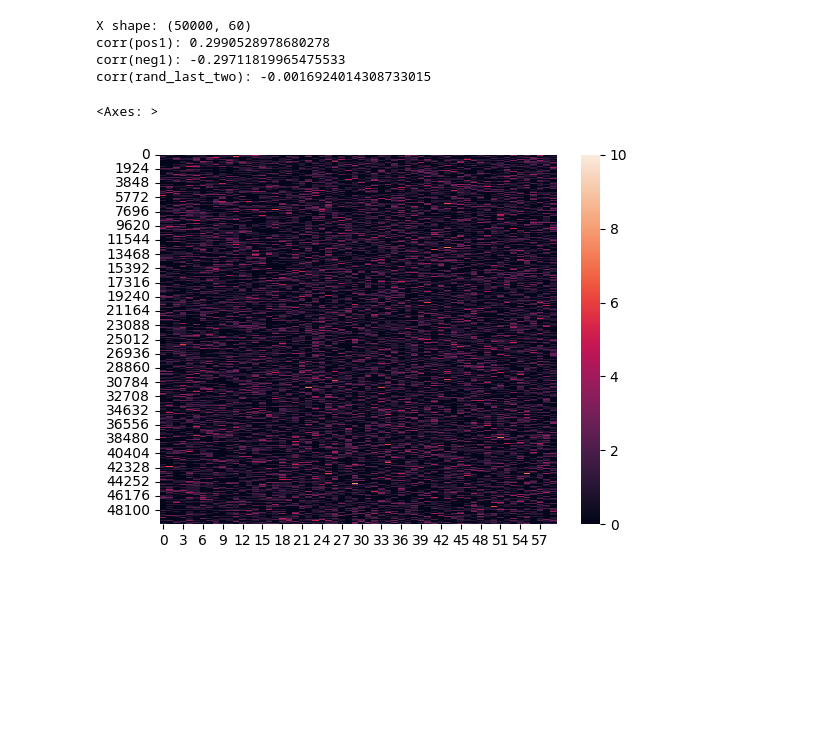
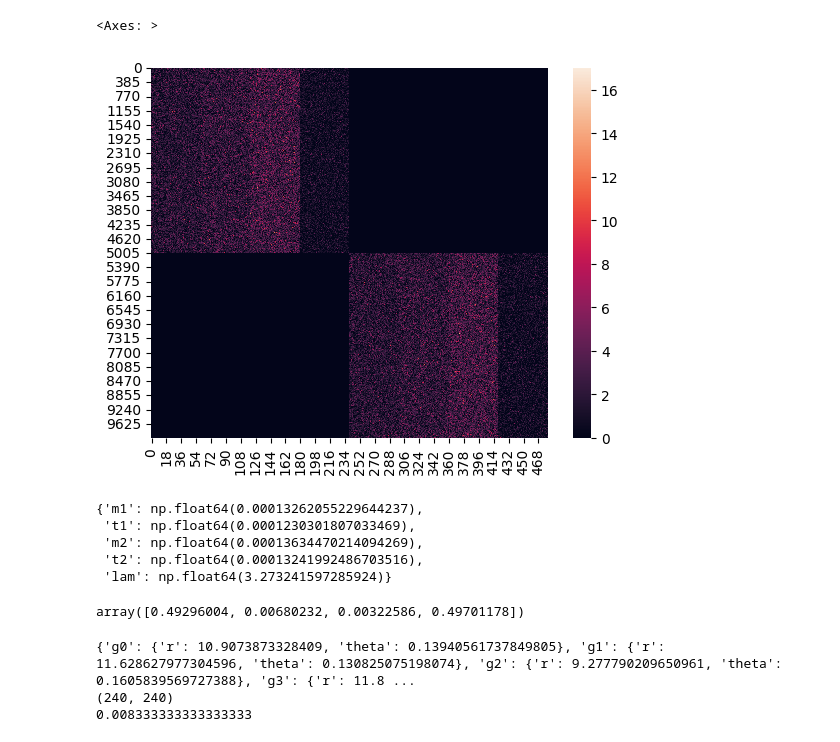
Before and after one commit to weixiwency/bivariateZINB, a Jupyter notebook: main.ipynb, the cells around one changed output. Drawn from its saved outputs; the diff is of its cells as text; code cells hidden in the pictures; blank space fills up the shorter version.

```diff
--- a/main.ipynb
+++ b/main.ipynb
@@ -10,34 +12,8 @@ from sc_topology_fast import analyze_array_topology_fast
 from simulate import simulate_genes
-# %%
-rng = np.random.default_rng(0)
-
-pos_params = [(5.0, 0.14, 5.0, 0.14)] * 10
-neg_params = [(5.0, 0.14, 5.0, 0.14)] * 10
-rand_params = [(5.0, 0.14)] * 20
-
-X, info = simulate_genes(
-    n_cells=50000,
-    pos_params=pos_params,
-    neg_params=neg_params,
-    rand_params=rand_params,
-    lambda_pos=+2.569625,   # rho≈+0.3
-    lambda_neg=-2.569625,   # rho≈-0.3
-    rng=rng
-)
-
-print("X shape:", X.shape)
-
-
-print("corr(pos1):", np.corrcoef(X[:, 0], X[:, 1])[0, 1])
-print("corr(neg1):", np.corrcoef(X[:, 20], X[:, 21])[0, 1])
-print("corr(rand_last_two):", np.corrcoef(X[:, -1], X[:, -2])[0, 1])
-# %% [output]
-X shape: (50000, 60)
-corr(pos1): 0.2990528978680278
-corr(neg1): -0.29711819965475533
-corr(rand_last_two): -0.0016924014308733015
+# %%
+adata = sc.read_h5ad("sim_data/adata.h5ad")
 # %%
-sns.heatmap(X)
+sns.heatmap(adata.X)
 # %% [output]
 <Axes: >
-[figure, old version]
+[figure, new version]
@@ -45,0 +24,12 @@ marginal_params, lambda_matrix = analyze_array_topology_fast(X, pair_mode='adjac
+# %%
+params
+# %% [output]
+{'m1': np.float64(0.00013262055229644237),
+ 't1': np.float64(0.0001230301807033469),
+ 'm2': np.float64(0.00013634470214094269),
+ 't2': np.float64(0.00013241992486703516),
+ 'lam': np.float64(3.273241597285924)}
+# %%
+pis
+# %% [output]
+array([0.49296004, 0.00680232, 0.00322586, 0.49701178])
@@ -45,0 +156,25 @@ marginal_params, lambda_matrix = analyze_array_topology_fast(X, pair_mode='adjac
+# %%
+# -------------------------
+# 使用示例（你按需替换 gene_indices）
+# -------------------------
+gene_indices = np.array([i for i in range(240)])  # 举例：你要计算的基因列索引
+nb_params, lam_mat, pi_tensor, ok_mat = fit_pairs_bzinb_sequential(
+    X=adata.X,
+    gene_indices=gene_indices,
+    model_factory=lambda: BZINB_Model(),
+    nb_strategy="keep_first",
+    store_pis=False
+)
+
+print(nb_params)           # {'g62': {'r':..., 'theta':...}, ...}
+print(lam_mat.shape)       # (G, G)
+print(ok_mat.mean())       # 成功率
+
+# 如果你想把 lambda 矩阵带上基因名做成 DataFrame：
+gene_names = [f"g{int(i)}" for i in gene_indices]
+lam_df = pd.DataFrame(lam_mat, index=gene_names, columns=gene_names)
+# print(lam_df.iloc[:5, :5])
+# %% [output]
+{'g0': {'r': 10.9073873328409, 'theta': 0.13940561737849805}, 'g1': {'r': 11.628627977304596, 'theta': 0.130825075198074}, 'g2': {'r': 9.277790209650961, 'theta': 0.1605839569727388}, 'g3': {'r': 11.8 ...
+(240, 240)
+0.008333333333333333
```
Also changed, not shown: parts of 16 cells of this notebook, 1 other file.
